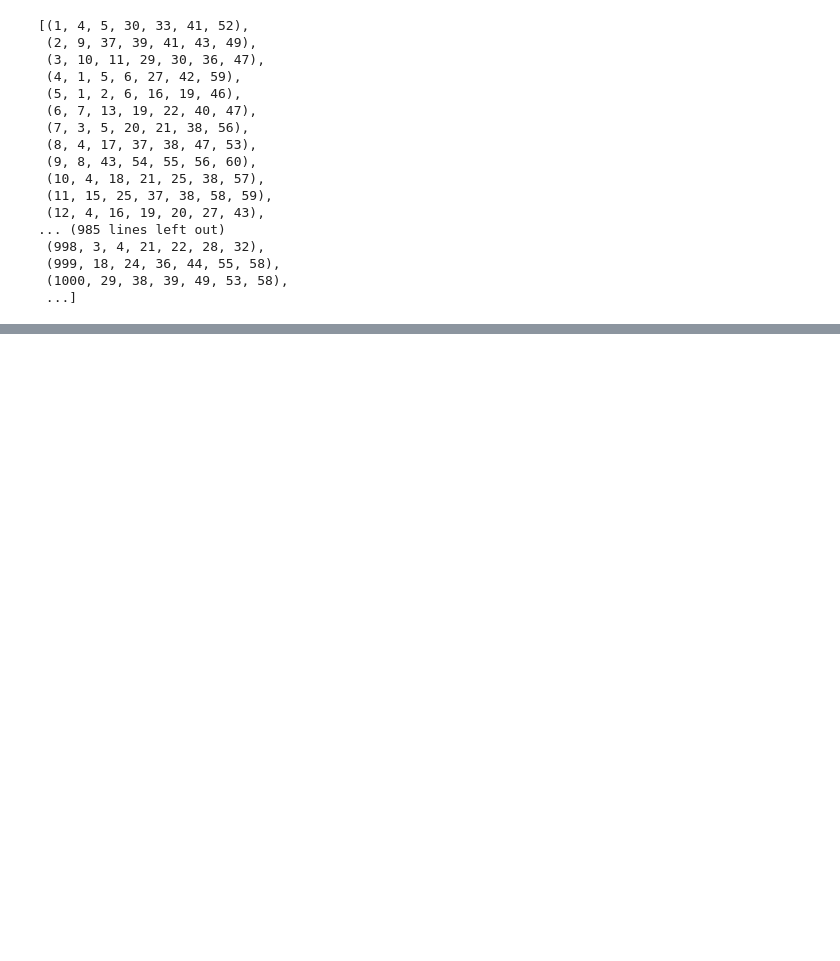
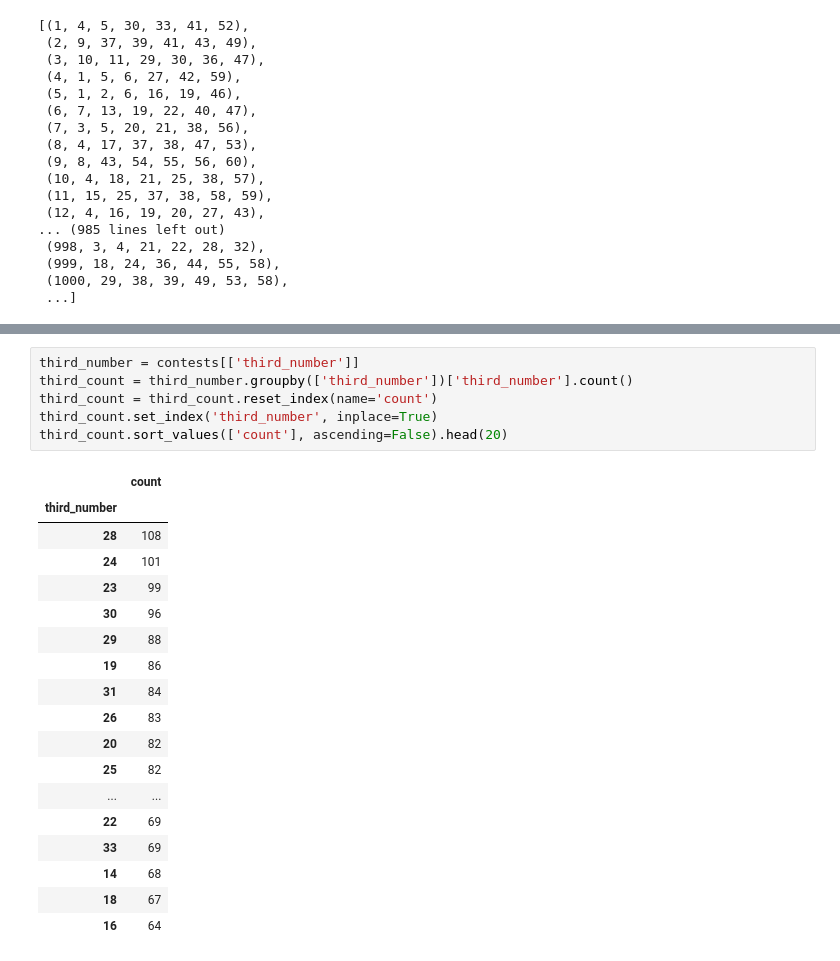
Before and after one commit to spohess/MegaBotSenaPy, a Jupyter notebook: Lottery_Analysis.ipynb, the cells around one changed output, grey strips where cells are left out. Drawn from its saved outputs; the diff is of its cells as text; blank space fills up the shorter version.

```diff
--- a/Lottery_Analysis.ipynb
+++ b/Lottery_Analysis.ipynb
@@ -48,0 +112,25 @@ contests
+# %%
+third_number = contests[['third_number']]
+third_count = third_number.groupby(['third_number'])['third_number'].count()
+third_count = third_count.reset_index(name='count')
+third_count.set_index('third_number', inplace=True)
+third_count.sort_values(['count'], ascending=False).head(20)
+# %% [output]
+|  | count |
+| third_number |  |
+| 28 | 108 |
+| 24 | 101 |
+| 23 | 99 |
+| 30 | 96 |
+| 29 | 88 |
+| 19 | 86 |
+| 31 | 84 |
+| 26 | 83 |
+| 20 | 82 |
+| 25 | 82 |
+| ... | ... |
+| 22 | 69 |
+| 33 | 69 |
+| 14 | 68 |
+| 18 | 67 |
+| 16 | 64 |
```
Also changed, not shown: parts of 16 cells of this notebook.
